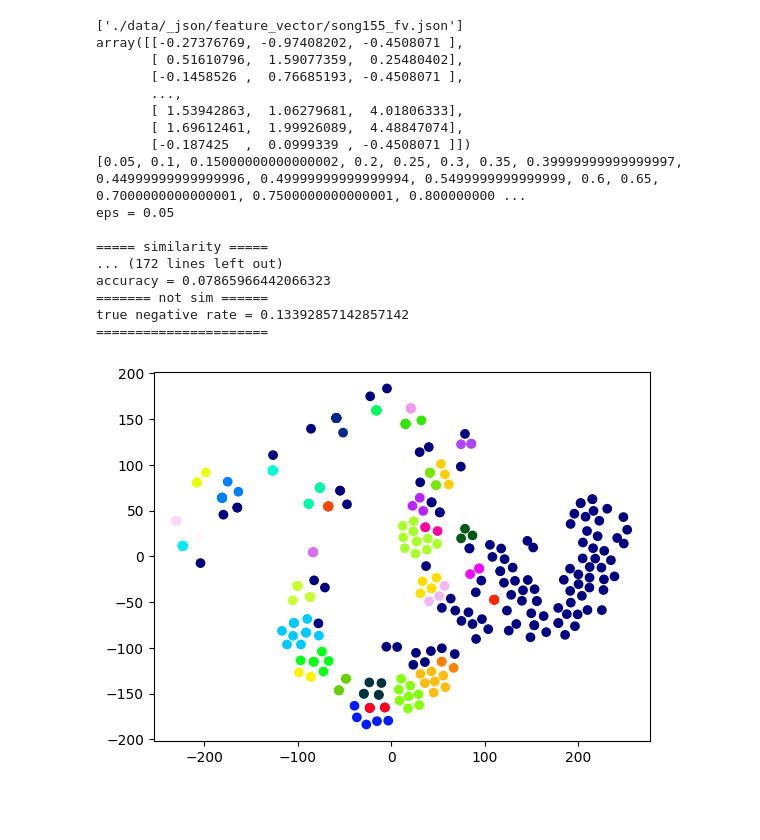
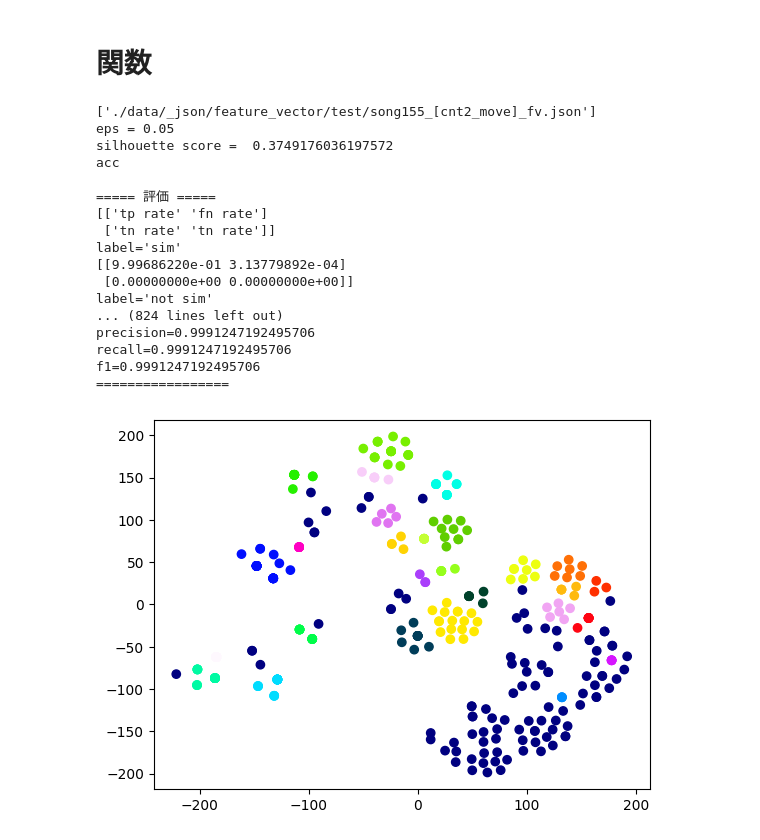
Before and after one commit to vdslab/watahal_proseka-score, a Jupyter notebook: score/clustering_DBSCAN.ipynb, the cells around one changed output. Cells and saved outputs as stored; diff of their text form; code cells hidden in the pictures; blank space fills up the shorter version.

```diff
--- a/score/clustering_DBSCAN.ipynb
+++ b/score/clustering_DBSCAN.ipynb
@@ -1,3 +1,5 @@
+# %% [markdown]
+# 関数
 # %%
 import numpy as np
 from sklearn.neighbors import NearestNeighbors
@@ -69,6 +119,7 @@ import numpy as np
 from sklearn import preprocessing
 from sklearn.cluster import DBSCAN
 from sklearn.manifold import TSNE
+from sklearn.metrics import silhouette_score
 import os
 import json
 import glob
@@ -83,7 +134,7 @@ with open(f"{save_dir}/{save_file_name}", "w", newline="") as f:
     writer = csv.writer(f)
     writer.writerow(["id","x", "y", "label"])
 
-notes_file_paths = glob.glob("./data/_json/feature_vector/*.json")
+notes_file_paths = glob.glob("./data/_json/feature_vector/test/*cnt2_move*.json")
 notes_file_paths = [f for f in notes_file_paths if "155" in f]
 pprint.pprint(notes_file_paths)
 for eps,file_path in enumerate(notes_file_paths):
@@ -94,7 +145,7 @@ for eps,file_path in enumerate(notes_file_paths):
         data = preprocessing.StandardScaler().fit_transform(np.array(content["data"]))
         id = content["id"]
 
-    pprint.pprint(data)
+    # pprint.pprint(data)
     if data is None or id is None:
         print(f"{file_path} file is not found")
         continue
@@ -110,49 +161,53 @@ for eps,file_path in enumerate(notes_file_paths):
     for i in range(range_step):
         rng.append(now)
         now += step
-    print(rng)
+    # print(rng)
 
     for eps in rng:
         clustering_result = DBSCAN(eps=eps, min_samples=3).fit_predict(data)
         clustering_result += 1
         # pprint.pprint(clustering_result)
         print(f"eps = {eps}")
+        print("silhouette score = ", silhouette_score(data, clustering_result))
+        print("acc")
+        acc_est(clustering_result)
+        print("not acc")
         est(clustering_result)
 
     # 0.003250035
     clustering_result = DBSCAN(eps=0.003250035, min_samples=3).fit_predict(data)
     clustering_result += 1
     # 次元削減
     tsne = TSNE(n_components=2, random_state=0)
     data_tsne = tsne.fit_transform(data)
 
     plt.scatter(data_tsne[:,0],data_tsne[:,1], c=clustering_result, cmap="gist_ncar")
     plt.show()
 
     # 各区間ごとのデータ
     # for d in zip(data_tsne, clustering_result):
     #     print(d)
     clustering_data = [[id,float(pos[0]), float(pos[1]), int(l)]for (pos, l) in zip(data_tsne, clustering_result)]
 
     with open(f"{save_dir}/{save_file_name}", "a", newline="") as f:
         writer = csv.writer(f)
         writer.writerows(clustering_data)
 # %% [output]
-['./data/_json/feature_vector/song155_fv.json']
-array([[-0.27376769, -0.97408202, -0.4508071 ],
-       [ 0.51610796,  1.59077359,  0.25480402],
-       [-0.1458526 ,  0.76685193, -0.4508071 ],
-       ...,
-       [ 1.53942863,  1.06279681,  4.01806333],
-       [ 1.69612461,  1.99926089,  4.48847074],
-       [-0.187425  ,  0.0999339 , -0.4508071 ]])
-[0.05, 0.1, 0.15000000000000002, 0.2, 0.25, 0.3, 0.35, 0.39999999999999997, 0.44999999999999996, 0.49999999999999994, 0.5499999999999999, 0.6, 0.65, 0.7000000000000001, 0.7500000000000001, 0.800000000 ...
+['./data/_json/feature_vector/test/song155_[cnt2_move]_fv.json']
 eps = 0.05
+silhouette score =  0.3749176036197572
+acc
 
-===== similarity =====
-... (172 lines left out)
-accuracy = 0.07865966442066323
-======= not sim ======
-true negative rate = 0.13392857142857142
-======================
+===== 評価 =====
+[['tp rate' 'fn rate']
+ ['tn rate' 'tn rate']]
+label='sim'
+[[9.99686220e-01 3.13779892e-04]
+ [0.00000000e+00 0.00000000e+00]]
+label='not sim'
+... (824 lines left out)
+precision=0.9991247192495706
+recall=0.9991247192495706
+f1=0.9991247192495706
+=================
-[figure, old version]
+[figure, new version]
```
Also changed, not shown: parts of 3 cells of this notebook, 4 other files.
